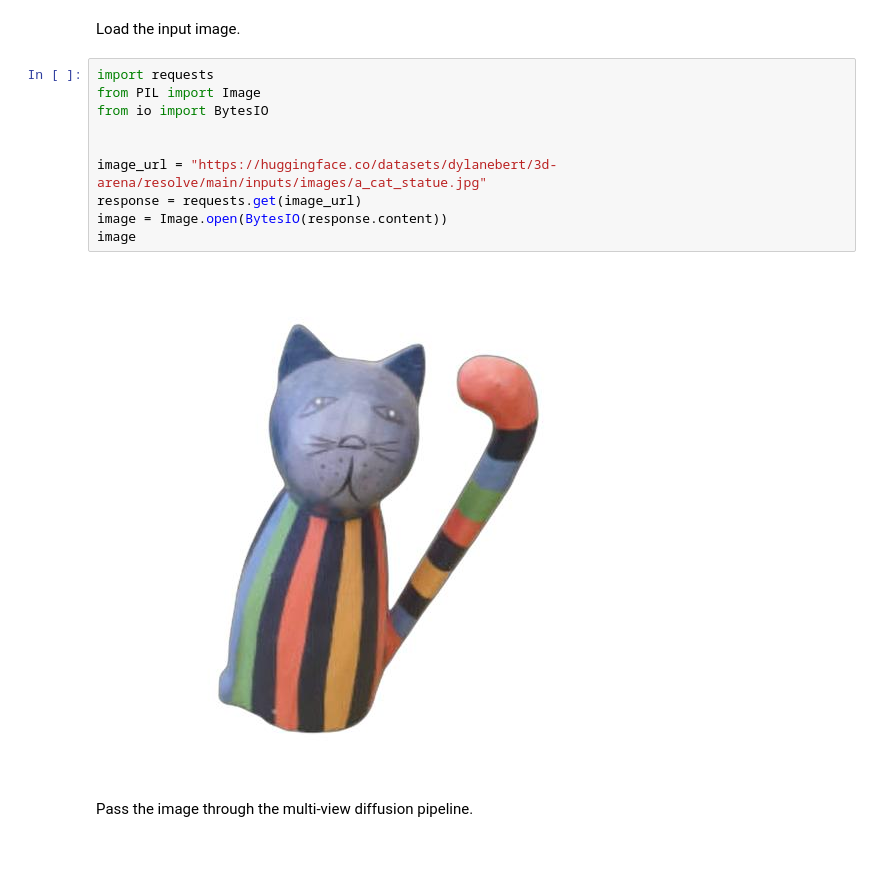
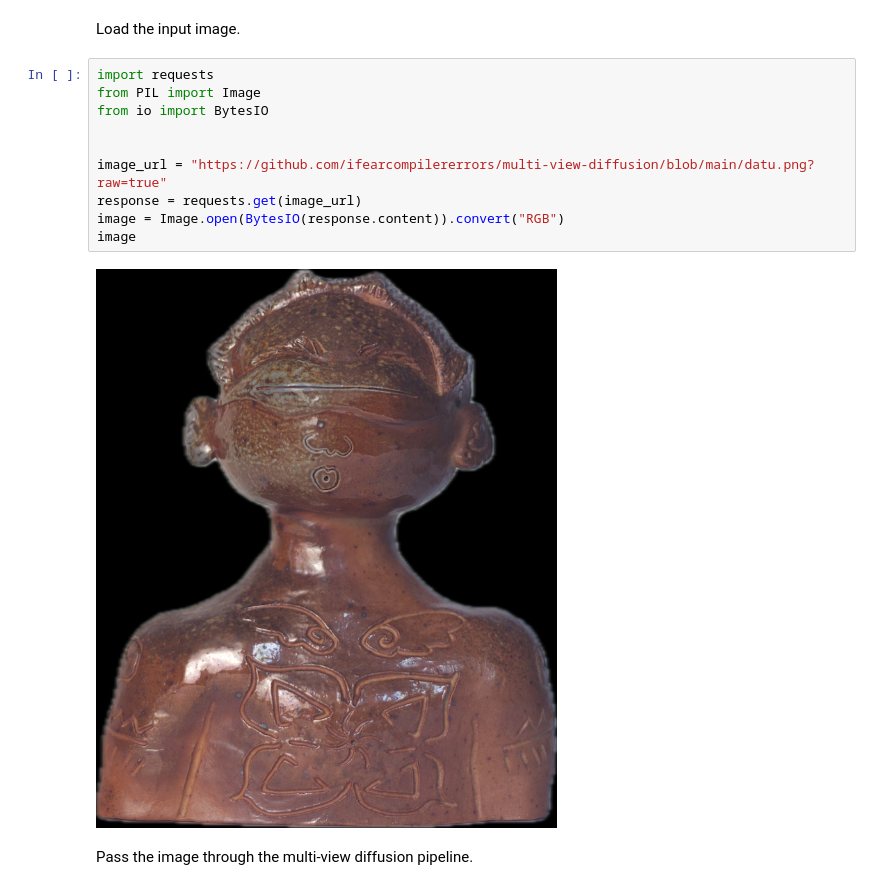
Before and after one commit to ifearcompilererrors/multi-view-diffusion, a Jupyter notebook: multi_view_diffusion.ipynb, the cells around one changed output. Drawn from its saved outputs; the diff is of its cells as text; blank space fills up the shorter version.

```diff
--- a/multi_view_diffusion.ipynb
+++ b/multi_view_diffusion.ipynb
@@ -58,15 +58,15 @@ Load the input image.
 # %%
 import requests
 from PIL import Image
 from io import BytesIO
 
 
-image_url = "https://huggingface.co/datasets/dylanebert/3d-arena/resolve/main/inputs/images/a_cat_statue.jpg"
+image_url = "https://github.com/ifearcompilererrors/multi-view-diffusion/blob/main/datu.png?raw=true"
 response = requests.get(image_url)
-image = Image.open(BytesIO(response.content))
+image = Image.open(BytesIO(response.content)).convert("RGB")
 image
 # %% [output]
-[figure, old version]
+[figure, new version]
 # %% [markdown]
 Pass the image through the multi-view diffusion pipeline.
 # %%
```
Also changed, not shown: parts of 1 cell of this notebook.
